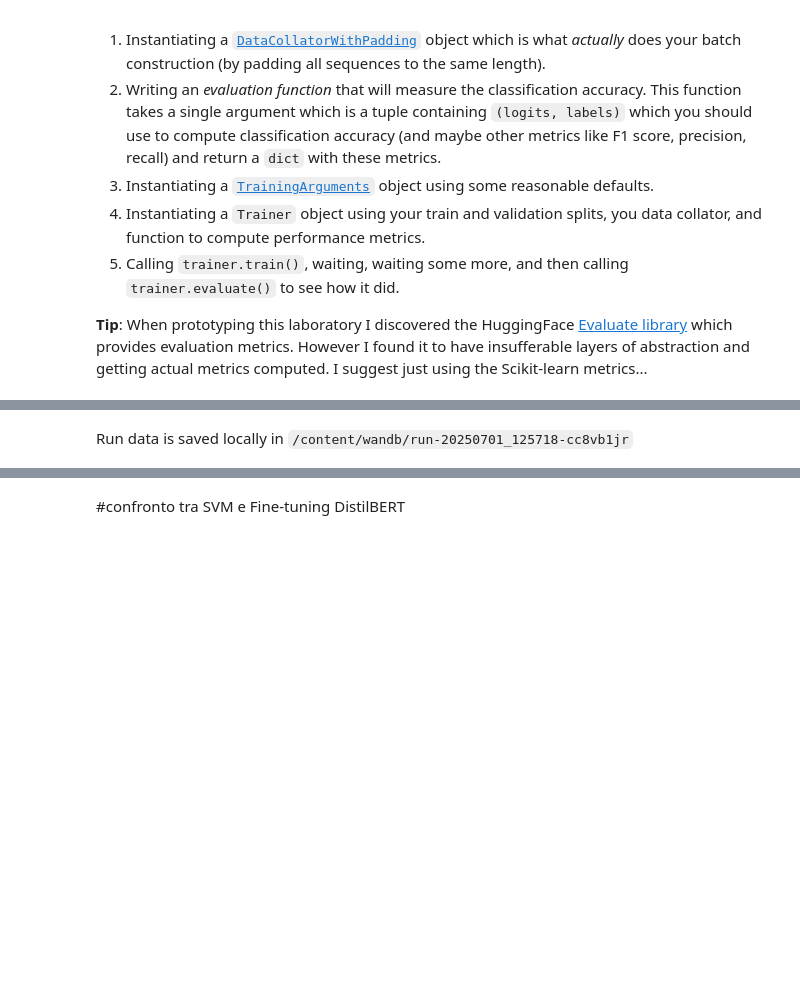
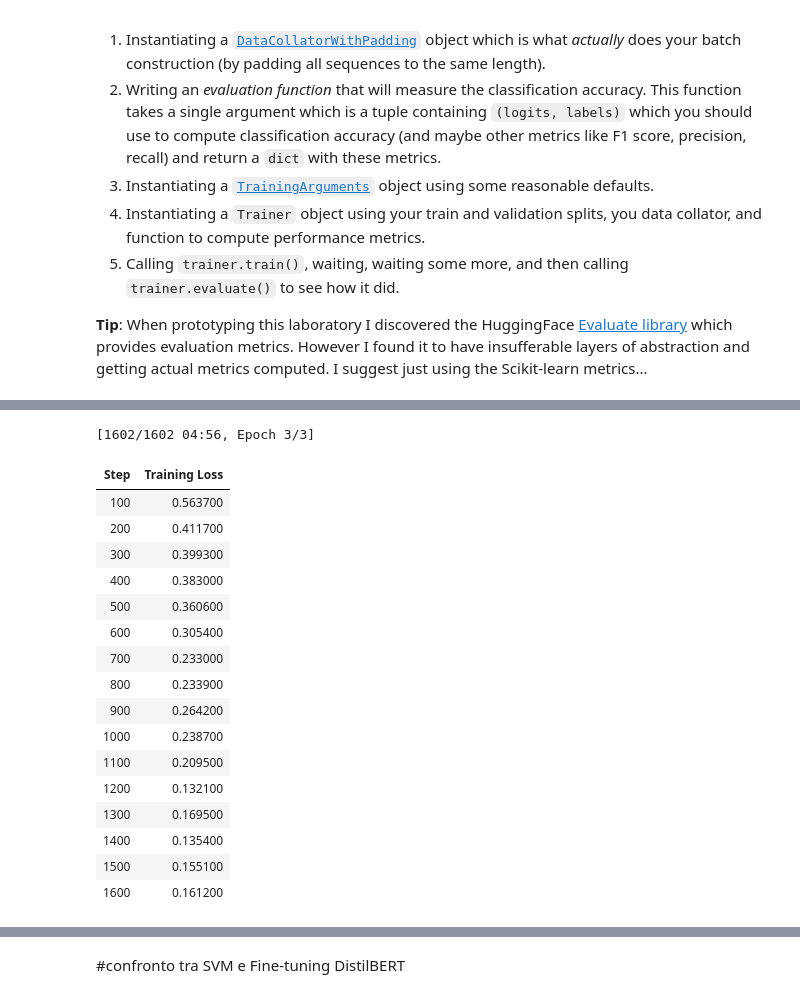
Before and after one commit to johnjonh17/DeepLearning_Laboratories, a Jupyter notebook: lab3_transformers/Lab3_Transformers.ipynb, the cells around one changed output, grey strips where cells are left out. Drawn from its saved outputs; the diff is of its cells as text; code cells hidden in the pictures; blank space fills up the shorter version.

```diff
--- a/lab3_transformers/Lab3_Transformers.ipynb
+++ b/lab3_transformers/Lab3_Transformers.ipynb
@@ -405,7 +401,7 @@ Finally. In this exercise you should use a HuggingFace [`Trainer`](https://huggi
 
 **Tip**: When prototyping this laboratory I discovered the HuggingFace [Evaluate library](https://huggingface.co/docs/evaluate/en/index) which provides evaluation metrics. However I found it to have insufferable layers of abstraction and getting actual metrics computed. I suggest just using the Scikit-learn metrics...
 # %%
-# ⬇️ 1. Librerie e setup
+#  1. Librerie e setup
 from datasets import load_dataset
 from transformers import (
     AutoModelForSequenceClassification,
@@ -416,33 +412,47 @@ from transformers import (
 )
 from sklearn.metrics import accuracy_score, precision_recall_fscore_support
 import numpy as np
+import torch # Importa torch
 
 # 🔗 Collega Google Drive
 from google.colab import drive
-drive.mount('/content/drive')
+# Controlla se drive è già montato per evitare errori
+try:
+    drive.mount('/content/drive', force_remount=True)
+except Exception as e:
+    print(f"Drive già montato o errore nel montaggio: {e}")
 
-# 📥 2. Carica il dataset e il tokenizer
+
+# 2. Carica il dataset e il tokenizer
 dataset = load_dataset("cornell-movie-review-data/rotten_tomatoes")
 tokenizer = AutoTokenizer.from_pretrained("distilbert-base-uncased")
 
-# ✏️ 3. Tokenizza il dataset
+# 3. Tokenizza il dataset
 def tokenize(example):
     return tokenizer(example["text"], truncation=True, padding="max_length", max_length=128)
 
 tokenized_datasets = dataset.map(tokenize, batched=True)
 
-# 🧱 4. Data collator per padding dinamico
+  4. Data collator per padding dinamico
 data_collator = DataCollatorWithPadding(tokenizer=tokenizer)
 
-# 🧠 5. Modello con testa di classificazione
+# 5. Modello con testa di classificazione
+num_labels = 2
 model = AutoModelForSequenceClassification.from_pretrained(
-    "distilbert-base-uncased", num_labels=2
+    "distilbert-base-uncased", num_labels=num_labels
 )
 
-# 📊 6. Funzione per il calcolo delle metriche
+# Determina il dispositivo disponibile e sposta il modello
+device = torch.device("cuda" if torch.cuda.is_available() else "cpu")
+model.to(device)
+print(f"Modello spostato su: {device}")
+
+
+# 6. Funzione per il calcolo delle metriche
 def compute_metrics(eval_pred):
     logits, labels = eval_pred
     preds = np.argmax(logits, axis=1)
+    # Gestisci il caso di classi multiple se necessario, qui 'binary' va bene per 2 classi
     precision, recall, f1, _ = precision_recall_fscore_support(labels, preds, average='binary')
     acc = accuracy_score(labels, preds)
     return {
@@ -452,7 +462,7 @@ def compute_metrics(eval_pred):
         'f1': f1
     }
 
-
+# 7. Argomenti per il Trainer
 training_args = TrainingArguments(
     output_dir="./results",
     per_device_train_batch_size=16,
@@ -462,11 +472,13 @@ training_args = TrainingArguments(
     weight_decay=0.01,
     logging_dir="./logs",
     logging_steps=100,
-    save_total_limit=1
+    save_total_limit=1,
+    # Aggiungi report_to="none" per disabilitare il logging su W&B se non lo usi
+    report_to="none"
 )
 
 
-# 🚀 8. Trainer
+# 8. Trainer
 trainer = Trainer(
     model=model,
     args=training_args,
@@ -477,18 +489,25 @@ trainer = Trainer(
     compute_metrics=compute_metrics
 )
 
-# 🏋️‍♂️ 9. Addestramento del modello
+# 9. Addestramento del modello
+print("\nInizio addestramento...")
 trainer.train()
+print("Addestramento completato.")
 
-# 🧪 10. Valutazione finale sul test set
+#  10. Valutazione finale sul test set
+print("\nInizio valutazione sul set di test...")
 results = trainer.evaluate(tokenized_datasets["test"])
-print("\n📊 Risultati sul test set:")
+print("\n Risultati sul test set:")
 for k, v in results.items():
-    print(f"{k}: {v:.4f}" if isinstance(v, float) else f"{k}: {v}")
+    print(f"{k}: {v:.4f}" if isinstance(v, (float, int)) else f"{k}: {v}")
 
-# 💾 11. Salvataggio del modello e tokenizer su Google Drive
+# 11. Salvataggio del modello e tokenizer su Google Drive
+# Assicurati che il percorso esista e sia scrivibile
 save_path = "/content/drive/MyDrive/distilbert-finetuned-rotten"
-trainer.save_model(save_path)
-tokenizer.save_pretrained(save_path)
-print(f"\n✅ Modello e tokenizer salvati in: {save_path}")
+try:
+    trainer.save_model(save_path)
+    tokenizer.save_pretrained(save_path)
+    print(f"\n Modello e tokenizer salvati in: {save_path}")
+except Exception as e:
+    print(f"\nErrore durante il salvataggio del modello: {e}")
 # %% [output]
@@ -499,0 +520,18 @@ wandb: Currently logged in as: john17 (john17-universit-di-firenze) to https://a
+[1602/1602 04:56, Epoch 3/3]
+| Step | Training Loss |
+| 100 | 0.563700 |
+| 200 | 0.411700 |
+| 300 | 0.399300 |
+| 400 | 0.383000 |
+| 500 | 0.360600 |
+| 600 | 0.305400 |
+| 700 | 0.233000 |
+| 800 | 0.233900 |
+| 900 | 0.264200 |
+| 1000 | 0.238700 |
+| 1100 | 0.209500 |
+| 1200 | 0.132100 |
+| 1300 | 0.169500 |
+| 1400 | 0.135400 |
+| 1500 | 0.155100 |
+| 1600 | 0.161200 |
@@ -501 +541,0 @@ Tracking run with wandb version 0.20.1
-Run data is saved locally in /content/wandb/run-20250701_125718-cc8vb1jr
```
Also changed, not shown: parts of 11 cells of this notebook.
